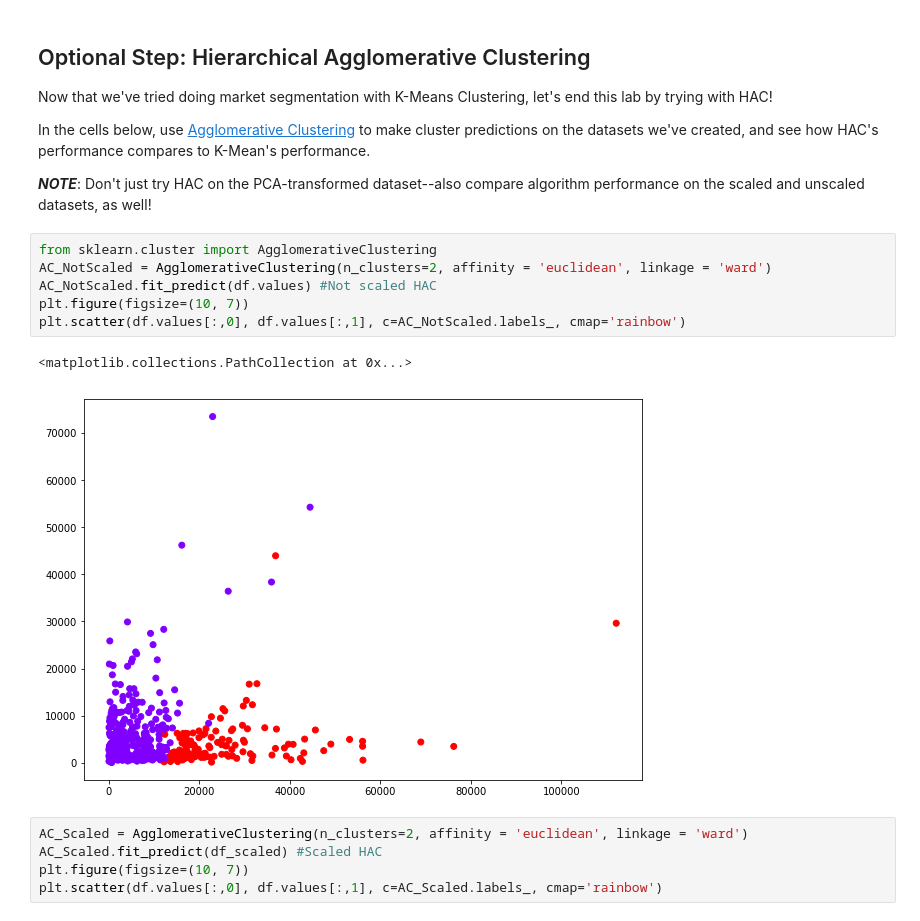
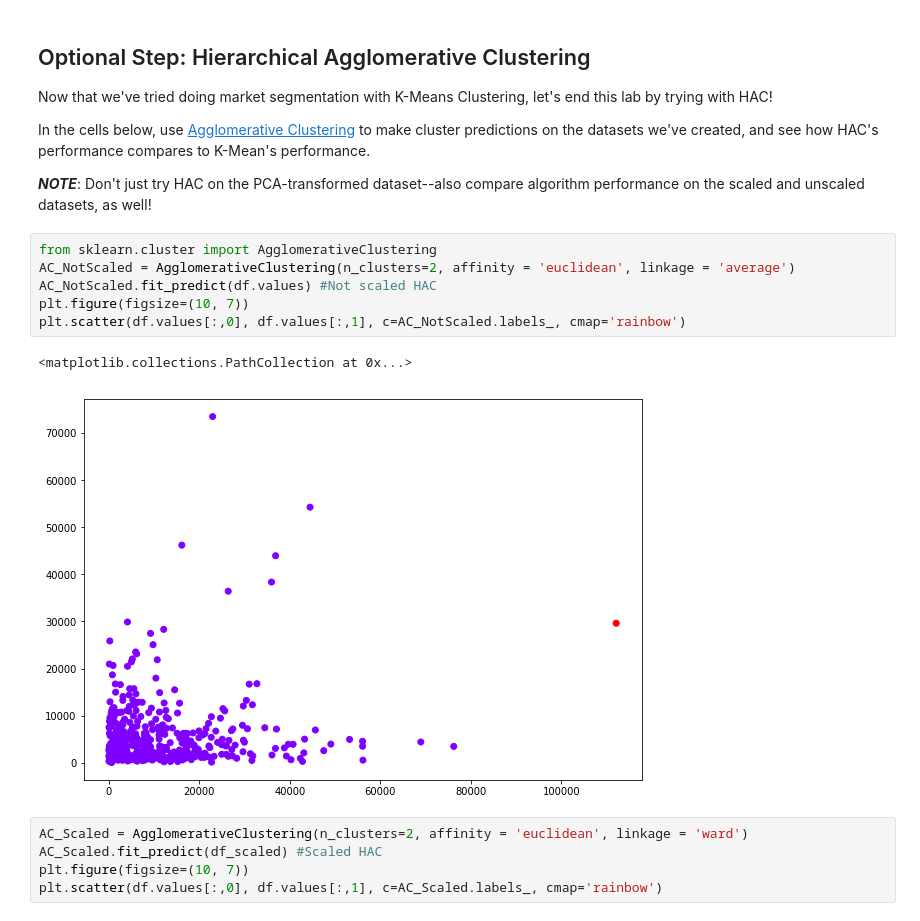
Before and after one commit to klemma14/dsc-market-segmentation-clustering-lab-nyc-ds-career-042219, a Jupyter notebook: index.ipynb, the cells around one changed output. Saved outputs shown, nothing was run; the diff lists cells and outputs as text.

```diff
--- a/index.ipynb
+++ b/index.ipynb
@@ -216,13 +216,13 @@ In the cells below, use [Agglomerative Clustering](https://scikit-learn.org/stab
 **_NOTE_**: Don't just try HAC on the PCA-transformed dataset--also compare algorithm performance on the scaled and unscaled datasets, as well!
 # %%
 from sklearn.cluster import AgglomerativeClustering
-AC_NotScaled = AgglomerativeClustering(n_clusters=2, affinity = 'euclidean', linkage = 'ward')
+AC_NotScaled = AgglomerativeClustering(n_clusters=2, affinity = 'euclidean', linkage = 'average')
 AC_NotScaled.fit_predict(df.values) #Not scaled HAC
 plt.figure(figsize=(10, 7))
 plt.scatter(df.values[:,0], df.values[:,1], c=AC_NotScaled.labels_, cmap='rainbow')
 # %% [output]
 <matplotlib.collections.PathCollection at 0x...>
-[figure, old version]
+[figure, new version]
 # %%
 AC_Scaled = AgglomerativeClustering(n_clusters=2, affinity = 'euclidean', linkage = 'ward')
 AC_Scaled.fit_predict(df_scaled) #Scaled HAC
```
